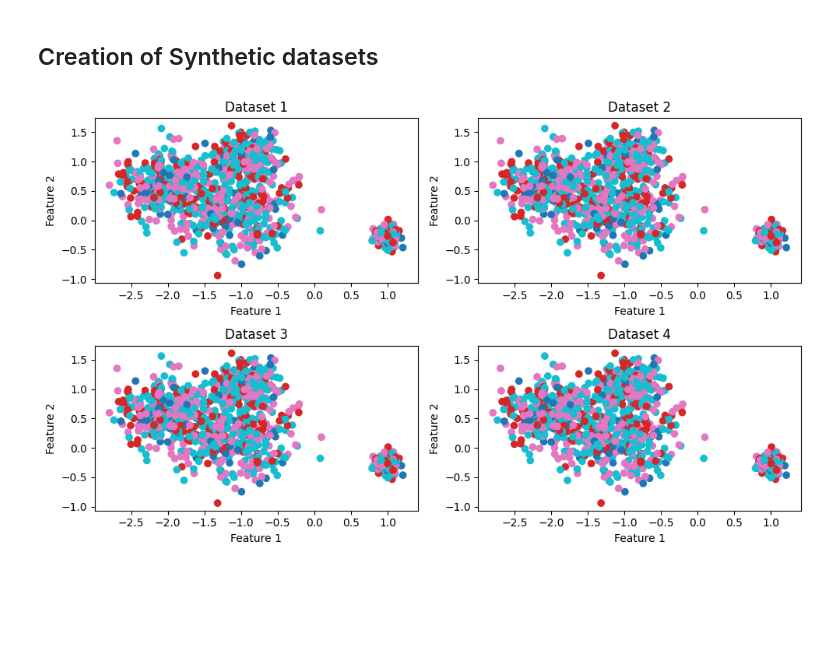
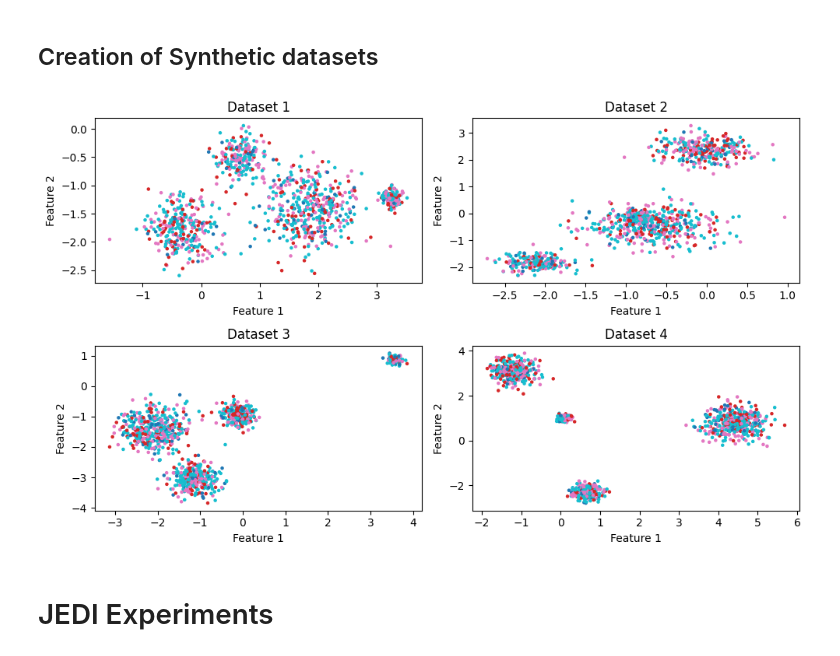
Before and after one commit to Recap-Minutes-of-Meetings/tsne, a Jupyter notebook: experiments.ipynb, the cells around one changed output. Drawn from its saved outputs; the diff is of its cells as text; code cells hidden in the pictures; blank space fills up the shorter version.

Commit message:
experiments with visualization

```diff
--- a/experiments.ipynb
+++ b/experiments.ipynb
@@ -16,23 +19,25 @@ np.random.seed(42)
 # %%
 
 size = 1000
-X_1, y_1 = synthesize(size, random.randint(1000))
-X_2, y_2 = synthesize(size, random.randint(1000))
-X_3, y_3 = synthesize(size, random.randint(1000))
-X_4, y_4 = synthesize(size, random.randint(1000))
+X_1, y_1 = synthesize(size, 1)
+X_2, y_2 = synthesize(size, 2)
+X_3, y_3 = synthesize(size, 3)
+X_4, y_4 = synthesize(size, 4)
 
 # Plot the datasets on different subplots
 fig, axs = plt.subplots(nrows=2, ncols=2, figsize=(10, 6))
 axs = axs.flatten()
 
 for i, (X, y) in enumerate([(X_1, y_1), (X_2, y_2), (X_3, y_3), (X_4, y_4)]):
     ax = axs[i]
-    ax.scatter(X[:, 0], X[:, 1], c=y, cmap='tab10')
+    ax.scatter(X[:, 0], X[:, 1], c=y, cmap='tab10', s=5)
     ax.set_title(f'Dataset {i+1}')
     ax.set_xlabel('Feature 1')
     ax.set_ylabel('Feature 2')
 
 plt.tight_layout()
 plt.show()
 # %% [output]
-[figure, old version]
+[figure, new version]
+# %% [markdown]
+# JEDI Experiments
```
Also changed, not shown: parts of 7 cells of this notebook, 5 other files.
